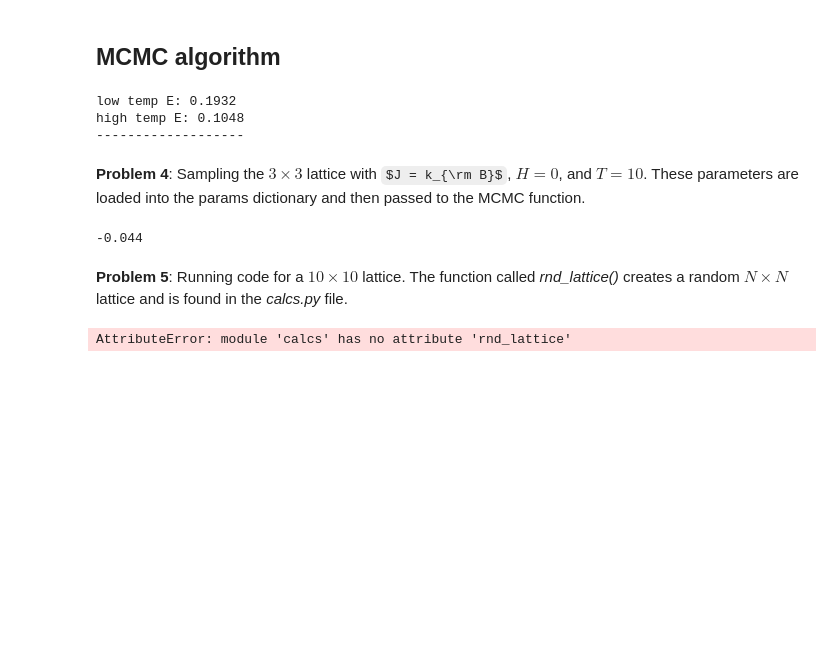
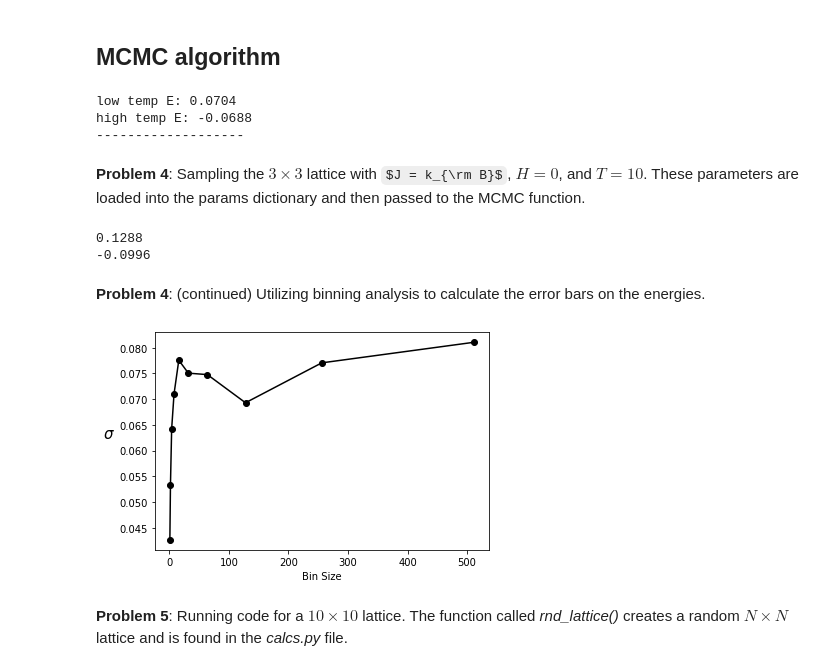
Before and after one commit to ajdominic/statmech, a Jupyter notebook: ajd_ising.ipynb, the cells around one changed output. Drawn from its saved outputs; the diff is of its cells as text; code cells hidden in the pictures; some formulas as TeX source; blank space fills up the shorter version.

Commit message:
included binning analysis and completed the outline of subproject 3

```diff
--- a/ajd_ising.ipynb
+++ b/ajd_ising.ipynb
@@ -102,7 +102,7 @@ print(c.rndN(10))
 # %%
 def MCMC(params):
     # unpack the dictionary
-    dim, kb, Temp, J, H, n_iter = params.values()
+    dim, kb, Temp, J, H, n_iter, matrix = params.values()
     beta = 1.0 / (kb * Temp)
     J *= kb
     H = 0.0
@@ -113,9 +113,13 @@ def MCMC(params):
 
     # get initial lattice and create a copy
     # maybe try init_indx=511
-    init_indx = c.rndN(configs)[0]
-    x1 = lattices[:, :, init_indx]
-    assert(lattices.shape[0] is dim)
+    if matrix is False:
+        init_indx = c.rndN(configs)[0]
+        x1 = lattices[:, :, init_indx]
+        assert(lattices.shape[0] is dim)
+
+    else:
+        x1 = matrix
 
 
     for k in range(n_iter):
@@ -156,29 +160,50 @@ Ts = [0.1, 1000]
 words = ["low temp E:", "high temp E:"]
 for k in range(2):
     params = {"dim":3, "kb":1.0, "Temperature":Ts[k],
-              "J":1.0, "H":0.0, "n_iter":10000}
+              "J":1.0, "H":0.0, "n_iter":10000,
+              "matrix":False}
     E, M = MCMC(params)
     avg_E = np.sum(E) / E.shape[0]
     print(words[k], avg_E)
 print("-------------------")
 # %% [output]
-low temp E: 0.1932
-high temp E: 0.1048
+low temp E: 0.0704
+high temp E: -0.0688
 -------------------
 # %% [markdown]
 <b>Problem 4</b>: Sampling the $3 \times 3$ lattice with $J = k_{\rm B}$, $H=0$, and $T=10$. These parameters are loaded into the params dictionary and then passed to the MCMC function.
 # %%
 params = {"dim":3, "kb":1.0, "Temperature":10.0,
-          "J":1.0, "H":0.0, "n_iter":10000}
+          "J":1.0, "H":0.0, "n_iter":10000,
+          "matrix":False}
 E, M = MCMC(params)
 avg_E = np.sum(E) / E.shape[0]
+avg_M = np.sum(M) / M.shape[0]
 print(avg_E)
+print(avg_M)
 # %% [output]
--0.044
+0.1288
+-0.0996
+# %% [markdown]
+<b>Problem 4</b>: (continued) Utilizing binning analysis to calculate the error bars on the energies.
+# %%
+val = E
+N = E.shape[0]
+stddevs = np.zeros((10,))
+binSize = 1.0 * stddevs
+for i in range(10):
+    L = 2**i
+    nbin = N//2**i
+    stddevs[i] = c.binning(val, L) / (nbin)**0.5
+    binSize[i] = L
+plt.plot(binSize, stddevs, "-o", c="black")
+plt.xlabel("Bin Size", fontsize=10)
+plt.ylabel("$\sigma$", rotation=0, labelpad=10, fontsize=15)
+plt.show()
+# %% [output]
+[figure, added]
 # %% [markdown]
 <b>Problem 5</b>: Running code for a $10 \times 10$ lattice. The function called <i>rnd_lattice()</i> creates a random $N \times N$ lattice and is found in the <i>calcs.py</i> file.
 # %%
 # create a random 10 x 10 lattice
-bit_lettuce = c.rnd_lattice(N)
+big_lettuce = c.rnd_lattice(10)
-# %% [output]
-AttributeError: module 'calcs' has no attribute 'rnd_lattice'
```
Also changed, not shown: parts of 12 cells of this notebook.
